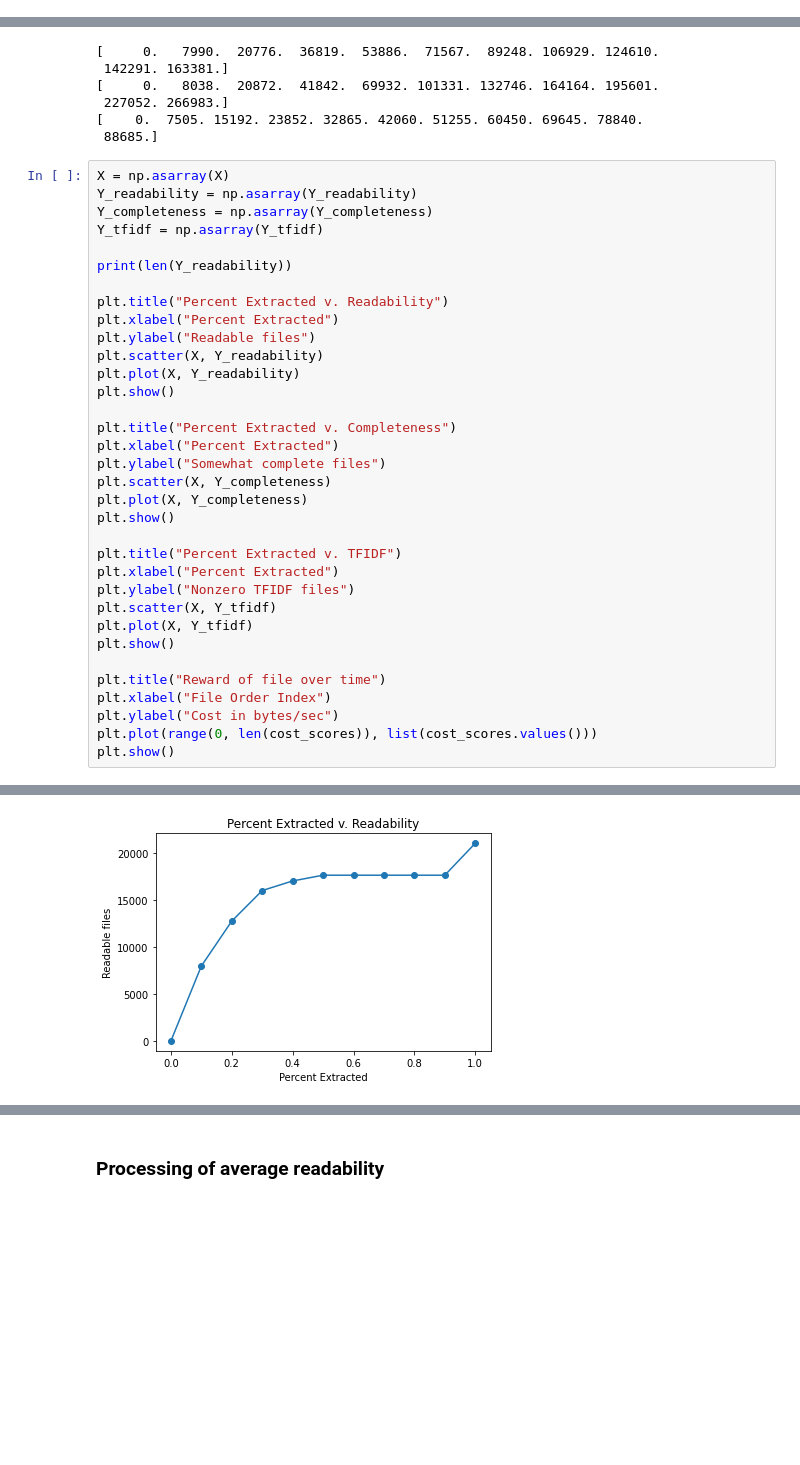
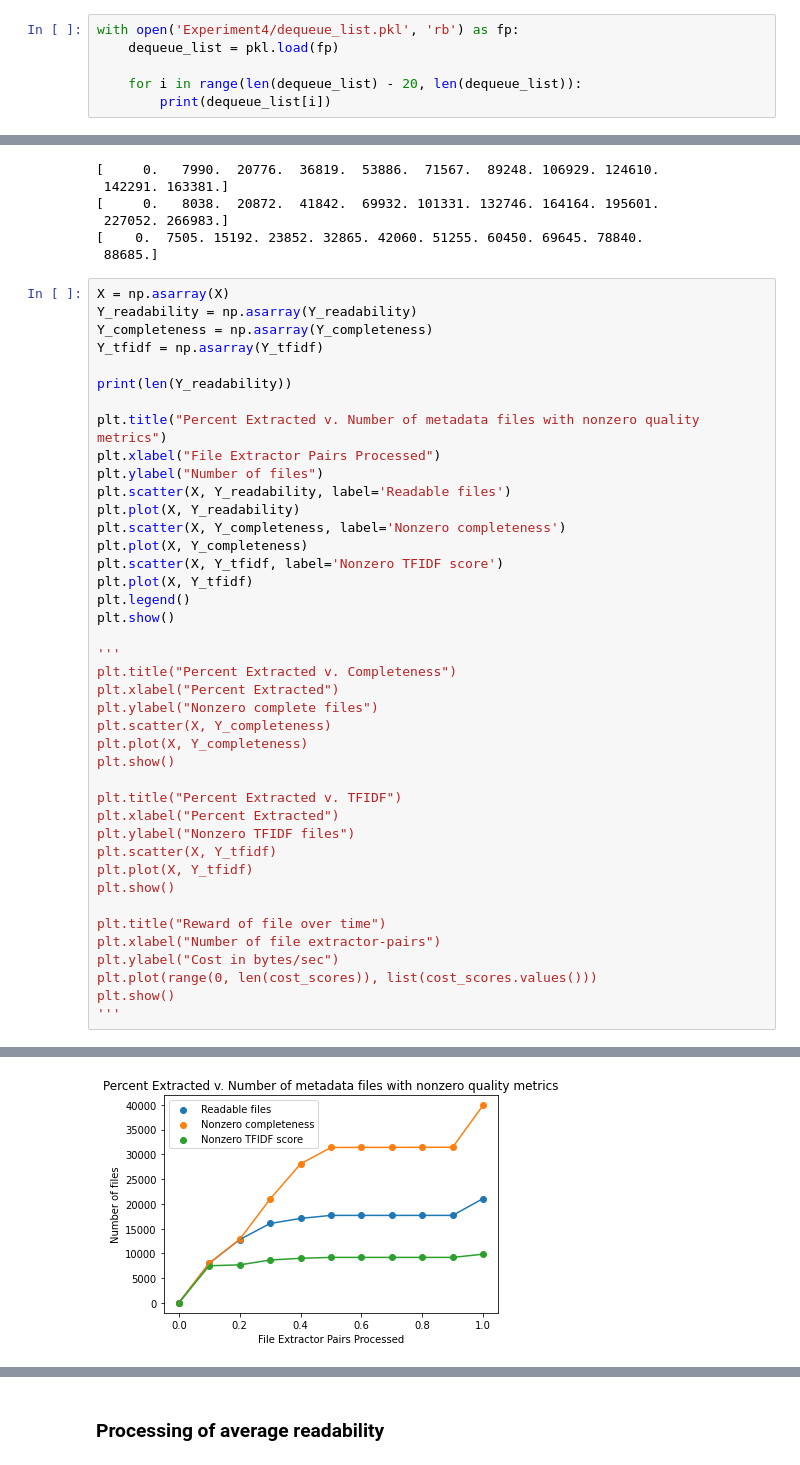
Before and after one commit to xtracthub/xtract-sampler, a Jupyter notebook: Scheduler/dequeue_analysis.ipynb, the cells around one changed output, grey strips where cells are left out. Drawn from its saved outputs; the diff is of its cells as text; blank space fills up the shorter version.

```diff
--- a/Scheduler/dequeue_analysis.ipynb
+++ b/Scheduler/dequeue_analysis.ipynb
@@ -87,3 +87,9 @@ file_counts = [] # list of dicts
 
 
 tfidf_computed = dict() # Dynamic Programming Array to reduce computation redundancy
+# %%
+with open('Experiment4/dequeue_list.pkl', 'rb') as fp:
+	dequeue_list = pkl.load(fp)
+
+	for i in range(len(dequeue_list) - 20, len(dequeue_list)):
+		print(dequeue_list[i])
@@ -223,37 +250,44 @@ print(cum_Y_tfidf)
 # %%
 X = np.asarray(X)
 Y_readability = np.asarray(Y_readability)
 Y_completeness = np.asarray(Y_completeness)
 Y_tfidf = np.asarray(Y_tfidf)
 
 print(len(Y_readability))
 
-plt.title("Percent Extracted v. Readability")
-plt.xlabel("Percent Extracted")
-plt.ylabel("Readable files")
-plt.scatter(X, Y_readability)
+plt.title("Percent Extracted v. Number of metadata files with nonzero quality metrics")
+plt.xlabel("File Extractor Pairs Processed")
+plt.ylabel("Number of files")
+plt.scatter(X, Y_readability, label='Readable files')
 plt.plot(X, Y_readability)
+plt.scatter(X, Y_completeness, label='Nonzero completeness')
+plt.plot(X, Y_completeness)
+plt.scatter(X, Y_tfidf, label='Nonzero TFIDF score')
+plt.plot(X, Y_tfidf)
+plt.legend()
 plt.show()
 
+'''
 plt.title("Percent Extracted v. Completeness")
 plt.xlabel("Percent Extracted")
-plt.ylabel("Somewhat complete files")
+plt.ylabel("Nonzero complete files")
 plt.scatter(X, Y_completeness)
 plt.plot(X, Y_completeness)
 plt.show()
 
 plt.title("Percent Extracted v. TFIDF")
 plt.xlabel("Percent Extracted")
 plt.ylabel("Nonzero TFIDF files")
 plt.scatter(X, Y_tfidf)
 plt.plot(X, Y_tfidf)
 plt.show()
 
 plt.title("Reward of file over time")
-plt.xlabel("File Order Index")
+plt.xlabel("Number of file extractor-pairs")
 plt.ylabel("Cost in bytes/sec")
 plt.plot(range(0, len(cost_scores)), list(cost_scores.values()))
 plt.show()
+'''
 # %% [output]
 11
-[figure, old version]
+[figure, new version]
```
Also changed, not shown: parts of 6 cells of this notebook, 1 other file.
